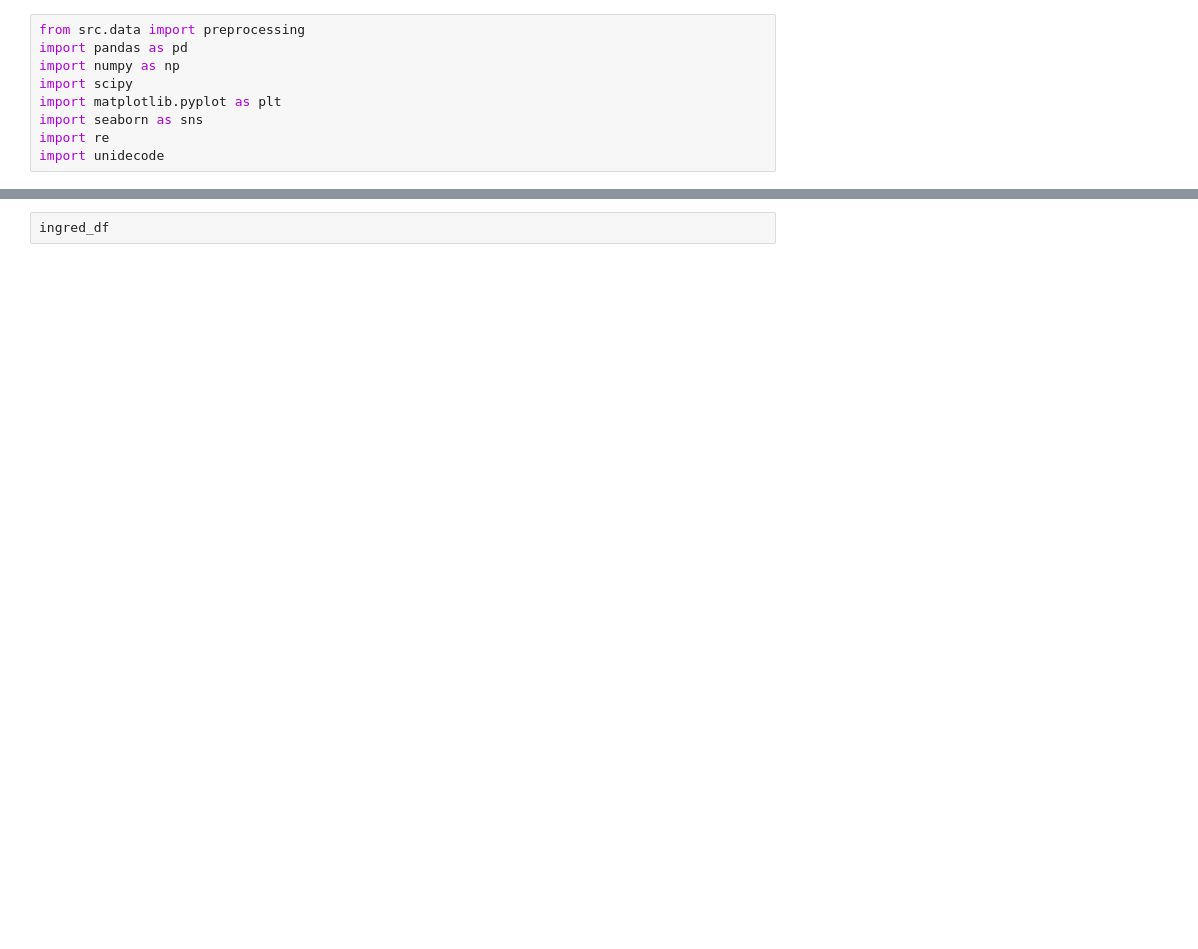
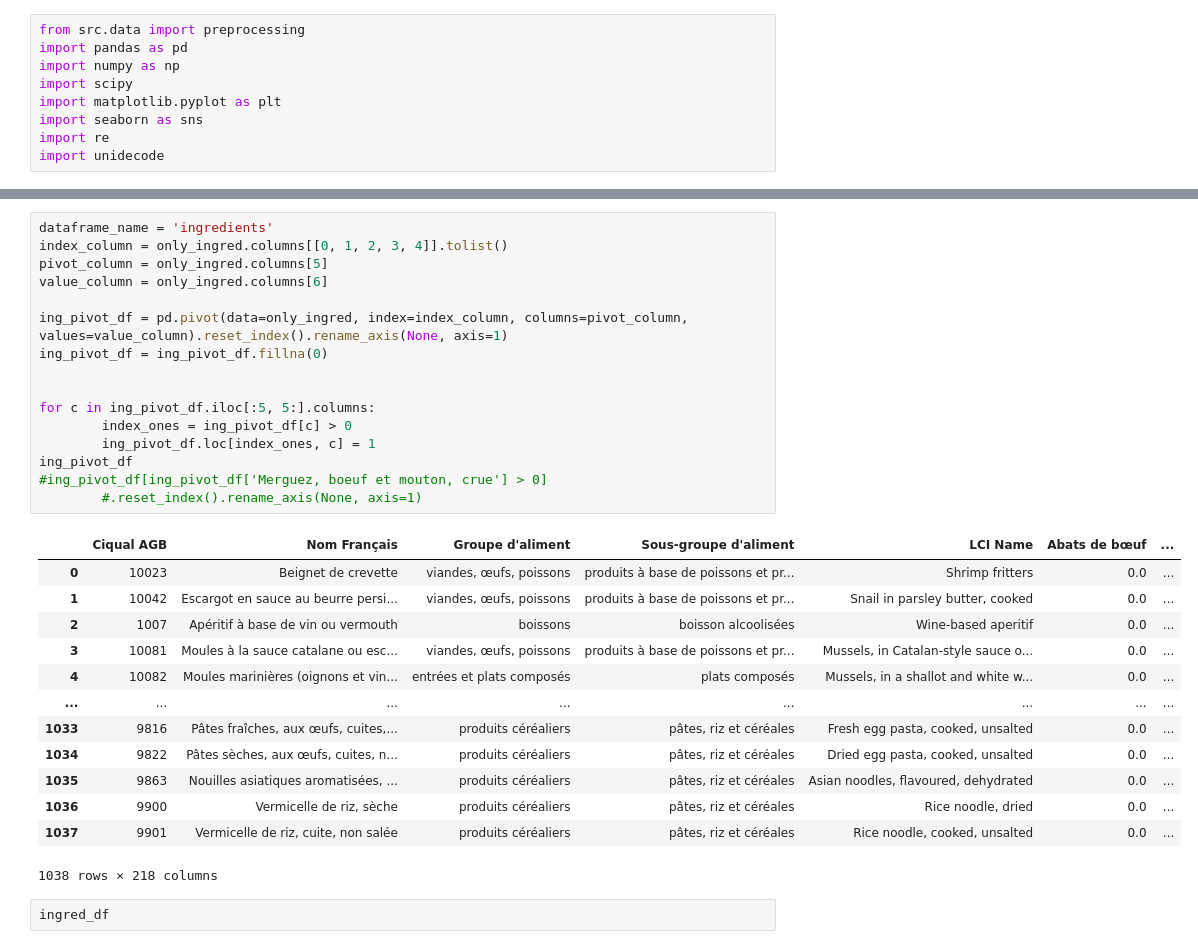
Before and after one commit to pattypooh/agribalyse, a Jupyter notebook: notebooks/02-preprocessing.ipynb, the cells around one changed output, grey strips where cells are left out. Drawn from its saved outputs; the diff is of its cells as text; blank space fills up the shorter version.

```diff
--- a/notebooks/02-preprocessing.ipynb
+++ b/notebooks/02-preprocessing.ipynb
@@ -72,3 +111,33 @@ ingred_df.groupby('Ingredients').count()
+# %%
+dataframe_name = 'ingredients'
+index_column = only_ingred.columns[[0, 1, 2, 3, 4]].tolist()
+pivot_column = only_ingred.columns[5]
+value_column = only_ingred.columns[6]
+
+ing_pivot_df = pd.pivot(data=only_ingred, index=index_column, columns=pivot_column, values=value_column).reset_index().rename_axis(None, axis=1)
+ing_pivot_df = ing_pivot_df.fillna(0)
+
+
+for c in ing_pivot_df.iloc[:5, 5:].columns:
+        index_ones = ing_pivot_df[c] > 0
+        ing_pivot_df.loc[index_ones, c] = 1
+ing_pivot_df
+#ing_pivot_df[ing_pivot_df['Merguez, boeuf et mouton, crue'] > 0]
+        #.reset_index().rename_axis(None, axis=1)
+# %% [output]
+|  | Ciqual AGB | Nom Français | Groupe d'aliment | Sous-groupe d'aliment | LCI Name | Abats de bœuf | ... |
+| 0 | 10023 | Beignet de crevette | viandes, œufs, poissons | produits à base de poissons et pr... | Shrimp fritters | 0.0 | ... |
+| 1 | 10042 | Escargot en sauce au beurre persi... | viandes, œufs, poissons | produits à base de poissons et pr... | Snail in parsley butter, cooked | 0.0 | ... |
+| 2 | 1007 | Apéritif à base de vin ou vermouth | boissons | boisson alcoolisées | Wine-based aperitif | 0.0 | ... |
+| 3 | 10081 | Moules à la sauce catalane ou esc... | viandes, œufs, poissons | produits à base de poissons et pr... | Mussels, in Catalan-style sauce o... | 0.0 | ... |
+| 4 | 10082 | Moules marinières (oignons et vin... | entrées et plats composés | plats composés | Mussels, in a shallot and white w... | 0.0 | ... |
+| ... | ... | ... | ... | ... | ... | ... | ... |
+| 1033 | 9816 | Pâtes fraîches, aux œufs, cuites,... | produits céréaliers | pâtes, riz et céréales | Fresh egg pasta, cooked, unsalted | 0.0 | ... |
+| 1034 | 9822 | Pâtes sèches, aux œufs, cuites, n... | produits céréaliers | pâtes, riz et céréales | Dried egg pasta, cooked, unsalted | 0.0 | ... |
+| 1035 | 9863 | Nouilles asiatiques aromatisées, ... | produits céréaliers | pâtes, riz et céréales | Asian noodles, flavoured, dehydrated | 0.0 | ... |
+| 1036 | 9900 | Vermicelle de riz, sèche | produits céréaliers | pâtes, riz et céréales | Rice noodle, dried | 0.0 | ... |
+| 1037 | 9901 | Vermicelle de riz, cuite, non salée | produits céréaliers | pâtes, riz et céréales | Rice noodle, cooked, unsalted | 0.0 | ... |
+1038 rows × 218 columns
 # %%
 ingred_df
 # %% [output]
```
Also changed, not shown: parts of 15 cells of this notebook, 2 other files.
